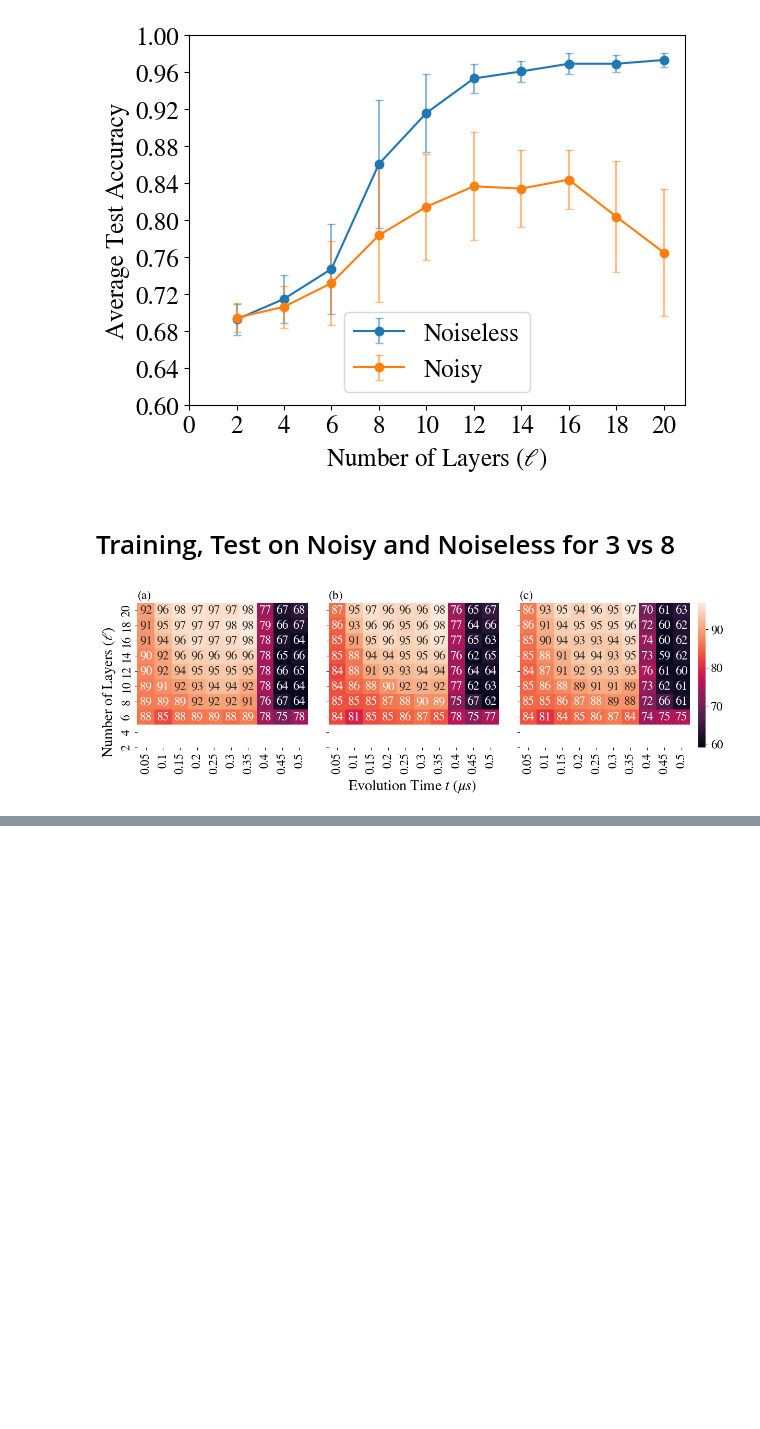
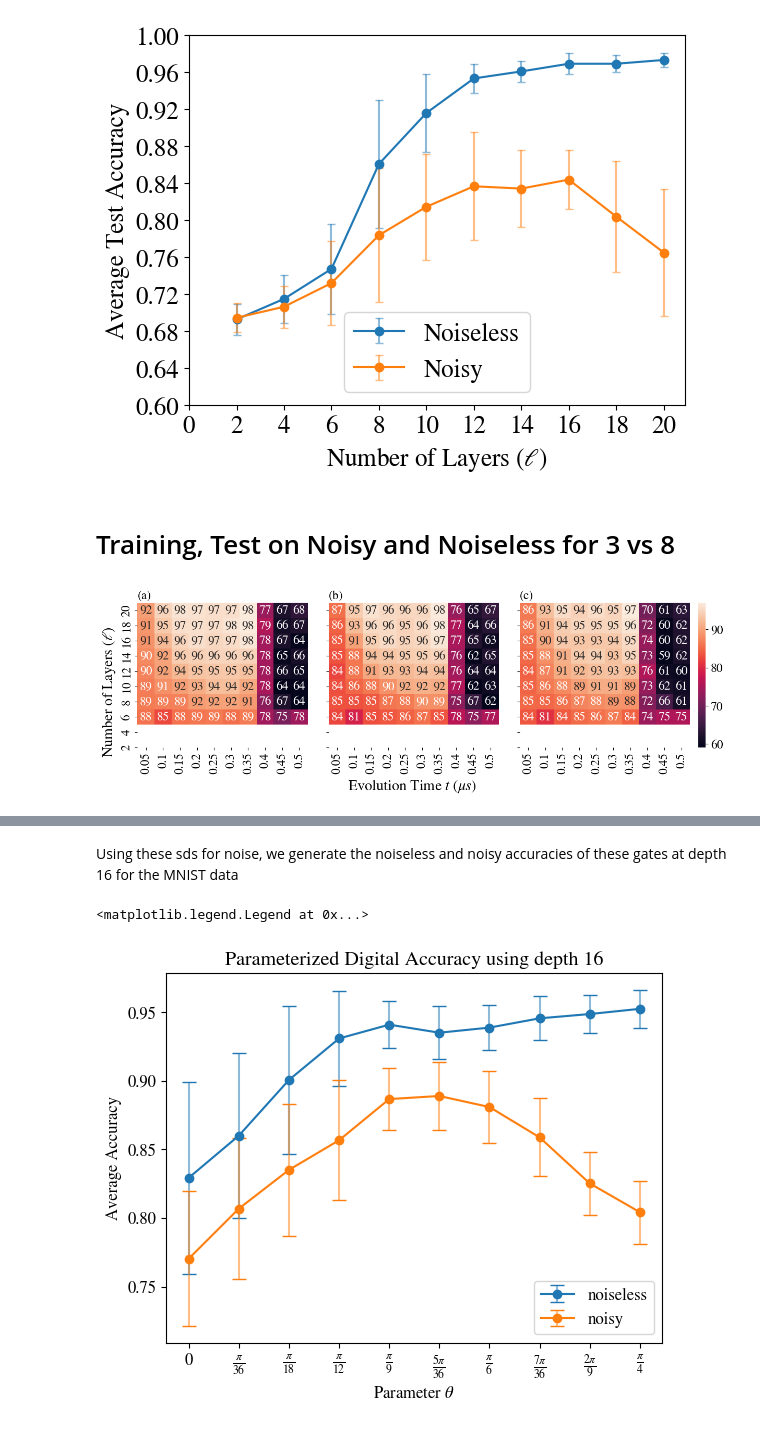
Before and after one commit to jz-lu/daqml, a Jupyter notebook: Data/MNIST_data/figures.ipynb, the cells around one changed output, grey strips where cells are left out. Saved outputs shown, nothing was run; the diff lists cells and outputs as text; code cells hidden in the pictures; blank space fills up the shorter version.

```diff
--- a/Data/MNIST_data/figures.ipynb
+++ b/Data/MNIST_data/figures.ipynb
@@ -375,0 +463,66 @@ plt.show()
+# %% [markdown]
+Using these sds for noise, we generate the noiseless and noisy accuracies of these gates at depth 16 for the MNIST data
+# %%
+DATA_DIR = "./parameterized_digital_data"
+data_dict = {}
+noisy_data_dict = {}
+
+
+for directory in os.listdir(DATA_DIR):
+    strls = directory.split(sep="_")
+    if "noiseless" in strls:
+        theta = strls[-1][0:-4]
+
+        data_dict[theta] = np.load(os.path.join(DATA_DIR,directory))["arr_0"]
+
+    if "noisy" in strls:
+        theta = strls[-1][0:-4]
+
+        noisy_data_dict[theta] = np.load(os.path.join(DATA_DIR,directory))["arr_0"]
+res = []
+
+for theta, data in data_dict.items():
+    sd = data[data != 0].std()
+    mean_acc = data[data != 0].mean()
+    res.append([theta, mean_acc, sd])
+
+data_df = pd.DataFrame(res, columns=["theta", "mean_accuracy", "std_over_digits"])
+data_df = data_df.sort_values(by="theta")
+
+noisy_res = []
+
+for theta, data in noisy_data_dict.items():
+    sd = data[data != 0].std()
+    mean_acc = data[data != 0].mean()
+    noisy_res.append([theta, mean_acc, sd])
+
+noisy_data_df = pd.DataFrame(noisy_res, columns=["theta", "mean_accuracy", "std_over_digits"])
+noisy_data_df = noisy_data_df.sort_values(by="theta")
+
+font = {'family' : 'normal',
+        'size'   : 13}
+
+matplotlib.rc('font', **font)
+
+label_size = 12
+
+matplotlib.rcParams.update({'font.size': label_size})
+matplotlib.rcParams['xtick.labelsize'] = label_size
+matplotlib.rcParams['ytick.labelsize'] = label_size
+
+matplotlib.rcParams['mathtext.fontset'] = 'stix'
+matplotlib.rcParams['font.family'] = 'STIXGeneral'
+
+_ , _ , nl_bars = plt.errorbar(data_df["theta"], data_df["mean_accuracy"], data_df["std_over_digits"], capsize=5, marker='o', label="noiseless")
+_, _, ny = plt.errorbar(noisy_data_df["theta"], noisy_data_df["mean_accuracy"], noisy_data_df["std_over_digits"], capsize=5, marker='o', label="noisy")
+[bar.set_alpha(0.5) for bar in nl_bars]
+[bar.set_alpha(0.5) for bar in ny]
+
+plt.title("Parameterized Digital Accuracy using depth 16")
+plt.ylabel("Average Accuracy")
+plt.xlabel(r"Parameter $\theta$")
+plt.xticks(data_df["theta"], labels=["0", r'$\frac{\pi}{36}$', r'$\frac{\pi}{18}$', r'$\frac{\pi}{12}$', r'$\frac{\pi}{9}$', r'$\frac{5\pi}{36}$', r'$\frac{\pi}{6}$', r'$\frac{7\pi}{36}$', r'$\frac{2\pi}{9}$', r'$\frac{\pi}{4}$'])
+plt.legend()
+# %% [output]
+<matplotlib.legend.Legend at 0x...>
+[figure, added]
```
Also changed, not shown: parts of 7 cells of this notebook, 32 other files.
